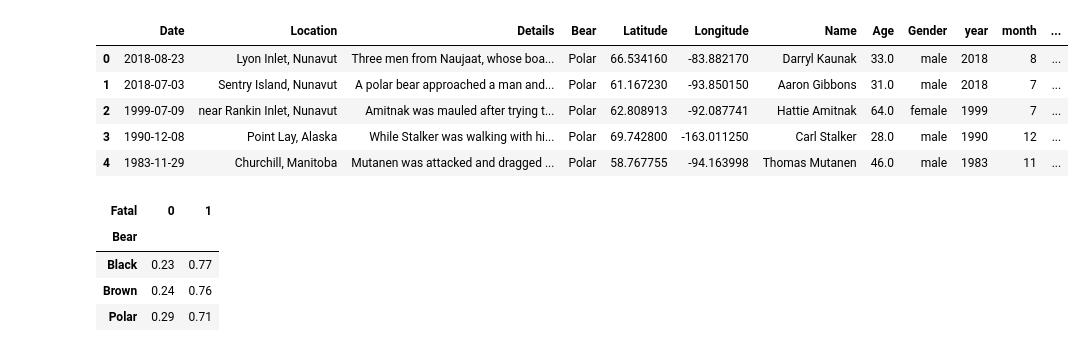
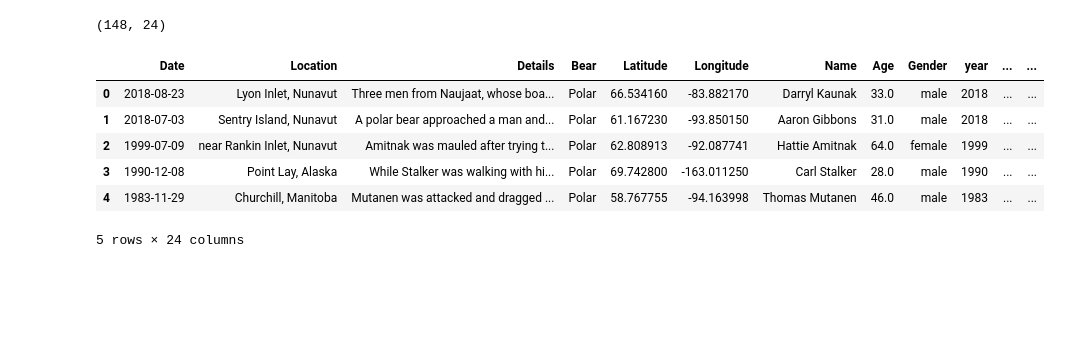
Before and after one commit to ljime080/CAP4612_Final_Project, a Jupyter notebook: final_project.ipynb, the cells around one changed output. Cells and saved outputs as stored; diff of their text form; code cells hidden in the pictures; blank space fills up the shorter version.

```diff
--- a/final_project.ipynb
+++ b/final_project.ipynb
@@ -56,37 +56,68 @@ def convert_age(age):
         if age:
             return float(age)
     return age # If it's already a number, return it as is
+
+
+def encode_date_sin(day , T):
+    T = 7  # Total days in a week
+    sin_day = np.sin(2 * np.pi * day / T)
+
+    return sin_day
+
+
+def encode_date_cos(day , T):
+    T = 7  # Total days in a week
+
+    cos_day = np.cos(2 * np.pi * day / T)
+    return cos_day
+
+day_to_num = {
+    "Monday": 0,
+    "Tuesday": 1,
+    "Wednesday": 2,
+    "Thursday": 3,
+    "Friday": 4,
+    "Saturday": 5,
+    "Sunday": 6
+}
 # %%
 df = pd.read_csv("bear_attacks.csv" )
 df['Date'] = pd.to_datetime(df.Date , format = 'mixed' , errors='coerce')
 df['year'] = pd.Categorical(df.Date.dt.year.astype('Int64') , ordered=True)
 df['month'] = pd.Categorical(df.Date.dt.month.astype('Int64') ,categories = list(range(1 , 13)) )
 df['day_of_month'] = pd.Categorical(df.Date.dt.day.astype('Int64') ,categories = list(range(1 , 32)) )
 df['day_of_week'] = pd.Categorical(df.Date.dt.day_name() , categories = dow_categories)
 df['Fatal'] = df['Details'].apply(is_fatal).astype(int)
 df['day_of_week'] = pd.Categorical(df['day_of_week'], categories=dow_categories, ordered=True)
 df['Gender'] = pd.Categorical(df['Gender'])
 df['Age'] = df['Age'].apply(convert_age)
 df.loc[df['Age'] == "" , 'Age'] = np.nan
 
+df = df.dropna()
+df['day_of_week'] = df['day_of_week'].map(day_to_num)
+df['dow_sin'] = df['day_of_week'].apply(encode_date_sin , T = 7)
+df['dow_cos'] = df['day_of_week'].apply(encode_date_cos , T = 7)
+
+
+df['month_sin'] = df['month'].apply(encode_date_sin, T = 12)
+df['month_cos'] = df['month'].apply(encode_date_cos, T = 12)
+
+df['Age_2'] = df['Age'] **2
+df['Age_3'] = df['Age'] **3
+
+df['Latitude_2'] = df['Latitude'] **2
+df['Latitude_3'] = df['Latitude'] **3
+
+df['Longitude_2'] = df['Longitude'] **2
+df['Longitude_3'] = df['Longitude'] **3
+print(df.shape)
 df.head()
 # %% [output]
+(148, 24)
-|  | Date | Location | Details | Bear | Latitude | Longitude | Name | Age | Gender | year | month | ... |
-| 0 | 2018-08-23 | Lyon Inlet, Nunavut | Three men from Naujaat, whose boa... | Polar | 66.534160 | -83.882170 | Darryl Kaunak | 33.0 | male | 2018 | 8 | ... |
-| 1 | 2018-07-03 | Sentry Island, Nunavut | A polar bear approached a man and... | Polar | 61.167230 | -93.850150 | Aaron Gibbons | 31.0 | male | 2018 | 7 | ... |
-| 2 | 1999-07-09 | near Rankin Inlet, Nunavut | Amitnak was mauled after trying t... | Polar | 62.808913 | -92.087741 | Hattie Amitnak | 64.0 | female | 1999 | 7 | ... |
-| 3 | 1990-12-08 | Point Lay, Alaska | While Stalker was walking with hi... | Polar | 69.742800 | -163.011250 | Carl Stalker | 28.0 | male | 1990 | 12 | ... |
-| 4 | 1983-11-29 | Churchill, Manitoba | Mutanen was attacked and dragged ... | Polar | 58.767755 | -94.163998 | Thomas Mutanen | 46.0 | male | 1983 | 11 | ... |
+|  | Date | Location | Details | Bear | Latitude | Longitude | Name | Age | Gender | year | ... | ... |
+| 0 | 2018-08-23 | Lyon Inlet, Nunavut | Three men from Naujaat, whose boa... | Polar | 66.534160 | -83.882170 | Darryl Kaunak | 33.0 | male | 2018 | ... | ... |
+| 1 | 2018-07-03 | Sentry Island, Nunavut | A polar bear approached a man and... | Polar | 61.167230 | -93.850150 | Aaron Gibbons | 31.0 | male | 2018 | ... | ... |
+| 2 | 1999-07-09 | near Rankin Inlet, Nunavut | Amitnak was mauled after trying t... | Polar | 62.808913 | -92.087741 | Hattie Amitnak | 64.0 | female | 1999 | ... | ... |
+| 3 | 1990-12-08 | Point Lay, Alaska | While Stalker was walking with hi... | Polar | 69.742800 | -163.011250 | Carl Stalker | 28.0 | male | 1990 | ... | ... |
+| 4 | 1983-11-29 | Churchill, Manitoba | Mutanen was attacked and dragged ... | Polar | 58.767755 | -94.163998 | Thomas Mutanen | 46.0 | male | 1983 | ... | ... |
+5 rows × 24 columns
-# %%
-contingency_table = pd.crosstab(df['Bear'], df['Fatal'])
-
-
-conditional_probabilities = contingency_table.div(contingency_table.sum(axis=1), axis=0)
-
-round(conditional_probabilities, 2)
-# %% [output]
-| Fatal | 0 | 1 |
-| Bear |  |  |
-| Black | 0.23 | 0.77 |
-| Brown | 0.24 | 0.76 |
-| Polar | 0.29 | 0.71 |
```
Also changed, not shown: parts of 14 cells of this notebook, 1 other file.
